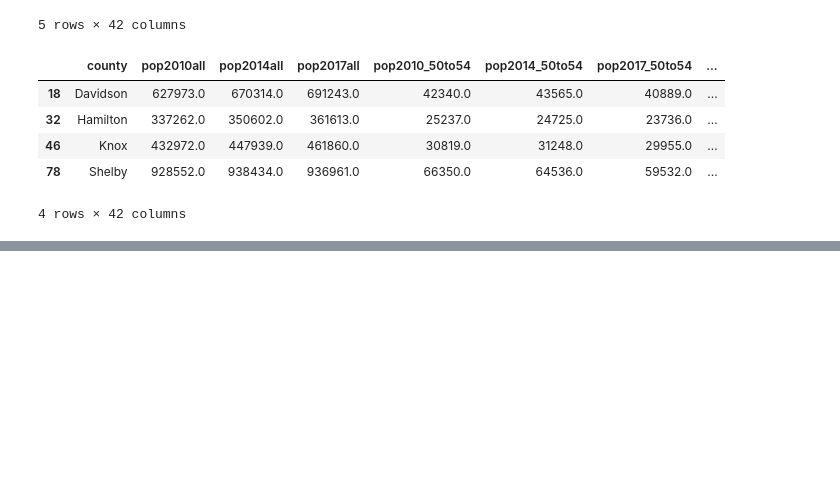
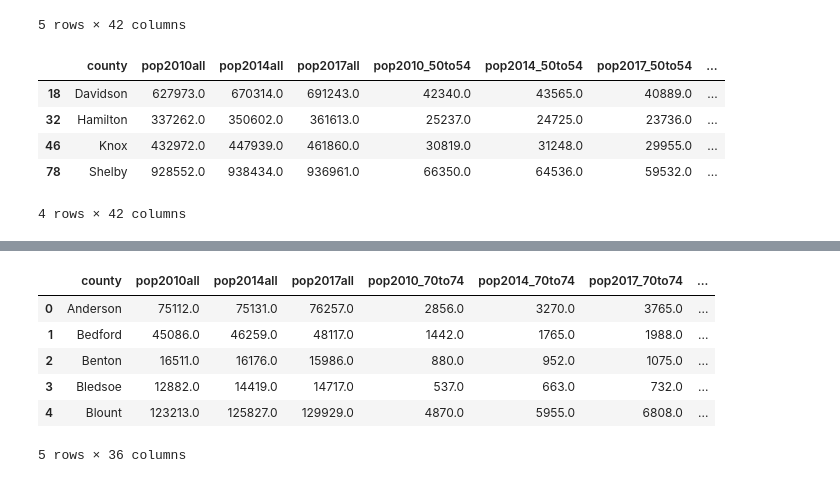
Before and after one commit to awillet/vanderbilt-aspire-data-essentials, a Jupyter notebook: get_data.ipynb, the cells around one changed output, grey strips where cells are left out. Cells and saved outputs as stored; diff of their text form; code cells hidden in the pictures; blank space fills up the shorter version.

```diff
--- a/get_data.ipynb
+++ b/get_data.ipynb
@@ -718,0 +898,19 @@ IndexError: only integers, slices (`:`), ellipsis (`...`), numpy.newaxis (`None`
+# %%
+data_55_59 = [col for col in pop_and_cancer.columns if '_55to59' in col]
+pop_and_cancer = pop_and_cancer.drop(data_55_59, axis = 1)
+# %%
+data_60_64 = [col for col in pop_and_cancer.columns if '_60to64' in col]
+pop_and_cancer = pop_and_cancer.drop(data_60_64, axis = 1)
+# %%
+data_65_69 = [col for col in pop_and_cancer.columns if '_65to69' in col]
+pop_and_cancer = pop_and_cancer.drop(data_65_69, axis = 1)
+# %%
+pop_and_cancer.head()
+# %% [output]
+|  | county | pop2010all | pop2014all | pop2017all | pop2010_70to74 | pop2014_70to74 | pop2017_70to74 | ... |
+| 0 | Anderson | 75112.0 | 75131.0 | 76257.0 | 2856.0 | 3270.0 | 3765.0 | ... |
+| 1 | Bedford | 45086.0 | 46259.0 | 48117.0 | 1442.0 | 1765.0 | 1988.0 | ... |
+| 2 | Benton | 16511.0 | 16176.0 | 15986.0 | 880.0 | 952.0 | 1075.0 | ... |
+| 3 | Bledsoe | 12882.0 | 14419.0 | 14717.0 | 537.0 | 663.0 | 732.0 | ... |
+| 4 | Blount | 123213.0 | 125827.0 | 129929.0 | 4870.0 | 5955.0 | 6808.0 | ... |
+5 rows × 36 columns
```
Also changed, not shown: parts of 25 cells of this notebook.
